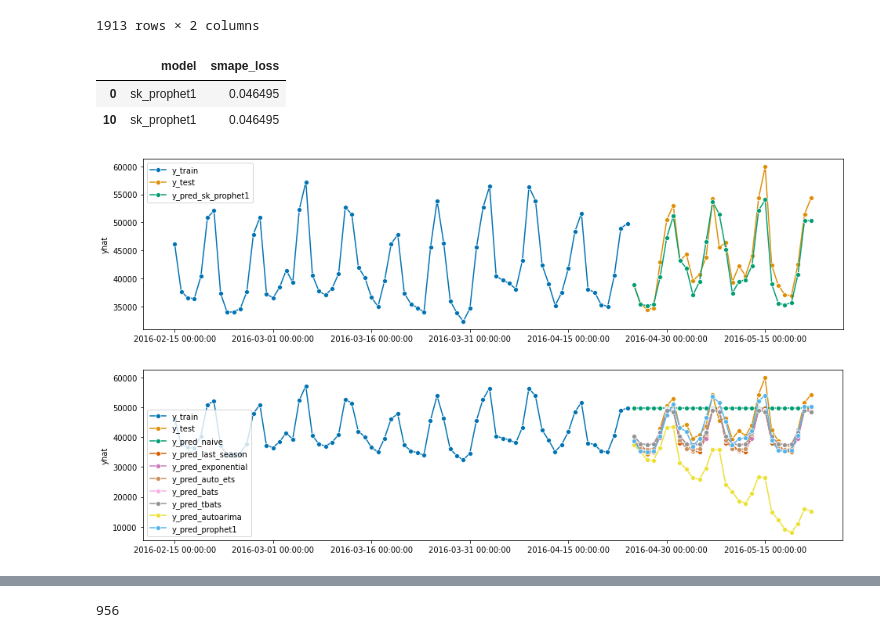
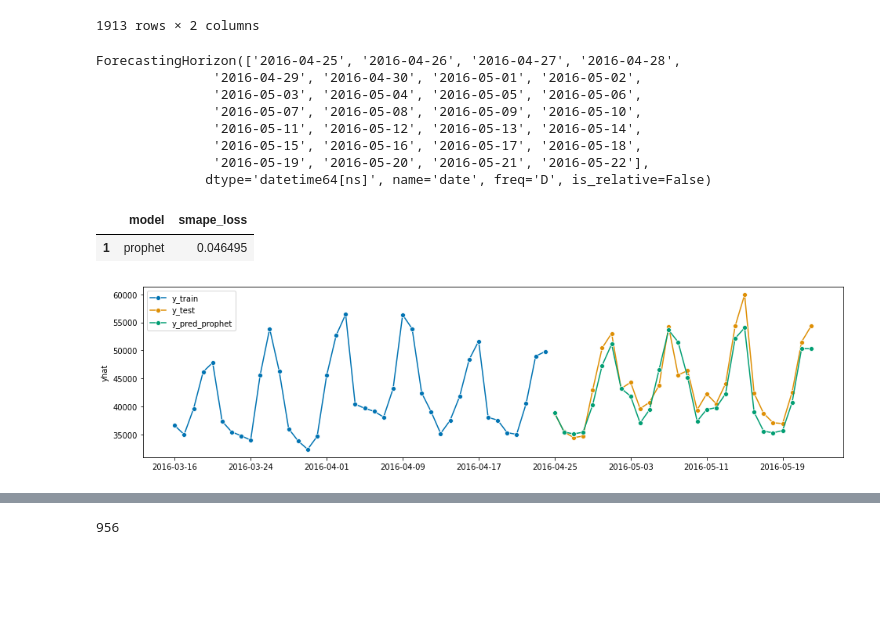
Before and after one commit to ElizabethSebastian/Sales-Forecasting, a Jupyter notebook: Forecast.ipynb, the cells around one changed output, grey strips where cells are left out. Drawn from its saved outputs; the diff is of its cells as text; code cells hidden in the pictures; blank space fills up the shorter version.

```diff
--- a/Forecast.ipynb
+++ b/Forecast.ipynb
@@ -386,3 +321,6 @@ Wall time: 1min 10s
+# %%
+# Convert index to pd.DatetimeIndex
+z_train, z_test = temporal_train_test_split(z, test_size=28)
 # %%
 y_train
 # %% [output]
@@ -449,13 +339,0 @@ sales_df
-# %%
-def format_holidays():
-    #dates_s = sales_df.index
-    df_ev_1 = pd.DataFrame({'holiday': 'Event 1', 'ds': calendar[~calendar['event_name_1'].isna()]['date']})
-    df_ev_2 = pd.DataFrame({'holiday': 'Event 2', 'ds': calendar[~calendar['event_name_2'].isna()]['date']})
-    df_ev_3 = pd.DataFrame({'holiday': 'snap_CA', 'ds': calendar[calendar['snap_CA'] == 1]['date']})
-    df_ev_4 = pd.DataFrame({'holiday': 'snap_TX', 'ds': calendar[calendar['snap_TX'] == 1]['date']})
-    df_ev_5 = pd.DataFrame({'holiday': 'snap_WI', 'ds': calendar[calendar['snap_WI'] == 1]['date']})
-    holidays = pd.concat((df_ev_1, df_ev_2, df_ev_3, df_ev_4, df_ev_5))
-
-    holidays['ds'] = pd.to_datetime(holidays['ds'])
-    return holidays
-holidays = format_holidays()
@@ -513,32 +353,42 @@ y_train.reset_index()
 | 1911 | 2016-04-23 | 48962.0 |
 | 1912 | 2016-04-24 | 49795.0 |
 1913 rows × 2 columns
+# %%
+z_test.index.freq='D'
+# %%
+fh_p = np.arange(len(z_test)) + 1
+fh_p = ForecastingHorizon(z_test.index, is_relative=False)
+# %%
+fh_p
+# %% [output]
+ForecastingHorizon(['2016-04-25', '2016-04-26', '2016-04-27', '2016-04-28',
+               '2016-04-29', '2016-04-30', '2016-05-01', '2016-05-02',
+               '2016-05-03', '2016-05-04', '2016-05-05', '2016-05-06',
+               '2016-05-07', '2016-05-08', '2016-05-09', '2016-05-10',
+               '2016-05-11', '2016-05-12', '2016-05-13', '2016-05-14',
+               '2016-05-15', '2016-05-16', '2016-05-17', '2016-05-18',
+               '2016-05-19', '2016-05-20', '2016-05-21', '2016-05-22'],
+              dtype='datetime64[ns]', name='date', freq='D', is_relative=False)
 # %%
 sk_forecaster = Prophet(seasonality_mode='multiplicative',
                 holidays=holidays,
                 n_changepoints=2,
                 changepoint_range=0.9,
                 daily_seasonality=True, weekly_seasonality=True, yearly_seasonality=True
                 )
-sk_forecaster.fit(y_train)
-y_pred_prophet1 = sk_forecaster.predict(fh)
-y_pred_prophet1.index = y_test.index
-save_model('sk_prophet1')
-loss_prophet1=load_model('sk_prophet1', y_train, y_test, y_pred_prophet1)
+sk_forecaster.fit(z_train)
+y_pred_prophet = sk_forecaster.predict(fh_p)
+y_pred_prophet.index = y_test.index
+save_model('prophet')
+loss_prophet=load_model('prophet', y_train, y_test, y_pred_prophet)
+# plot_series(y_train[-40:], y_test, y_pred_prophet, labels=["y_train", "y_test", "y_pred_prophet"])
+# smape_loss(y_test, y_prediction)
 
 myindex = result.shape[0]+1
-result.at[myindex,'model']='sk_prophet1'
-result.at[myindex,'smape_loss']=loss_prophet1
-result[result['model']=='sk_prophet1']
+result.at[myindex,'model']='prophet'
+result.at[myindex,'smape_loss']=loss_prophet
+result[result['model']=='prophet']
 # %% [output]
 |  | model | smape_loss |
-| 0 | sk_prophet1 | 0.046495 |
-| 10 | sk_prophet1 | 0.046495 |
+| 1 | prophet | 0.046495 |
-[figure, old version]
+[figure, new version]
-# %%
-plot_series(y_train[-70:], y_test, y_pred_naive,y_pred_last_season, y_pred_exponential,y_pred_auto_ets,
-            y_pred_bats,y_pred_tbats,y_pred_autoarima,y_pred_prophet1,
-            labels=["y_train", "y_test", "y_pred_naive","y_pred_last_season", "y_pred_exponential", "y_pred_auto_ets",
-                    "y_pred_bats","y_pred_tbats", "y_pred_autoarima", "y_pred_prophet1"]);
-# %% [output]
-[figure, removed]
```
Also changed, not shown: parts of 118 cells of this notebook, 28 other files.
